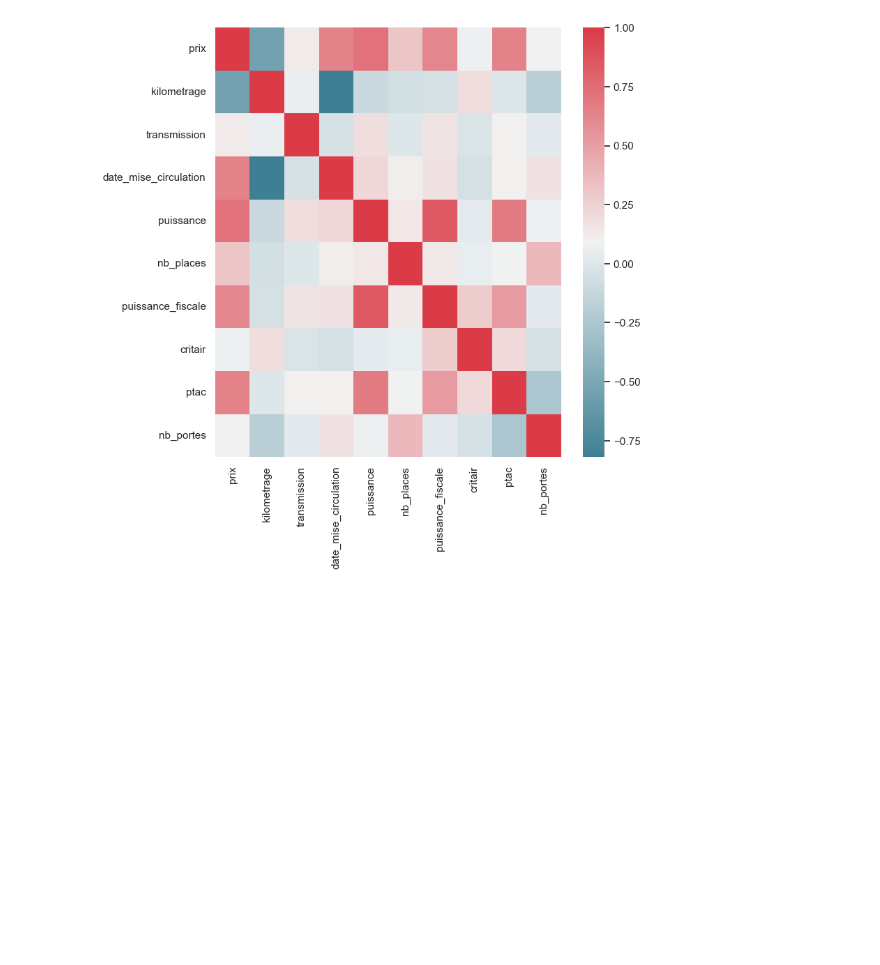
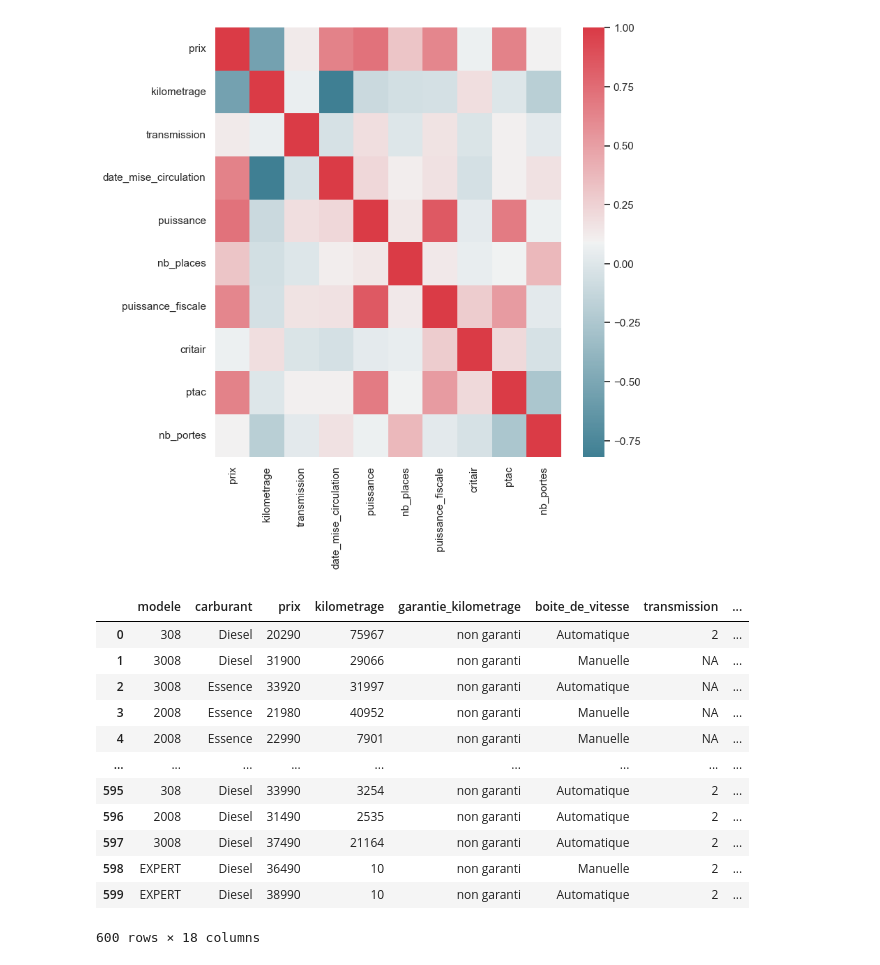
Before and after one commit to mathver/VERON_NEPVEUX_PROJECT, a Jupyter notebook: veron_nepveux_project/exploration.ipynb, the cells around one changed output. Cells and saved outputs as stored; diff of their text form; code cells hidden in the pictures; blank space fills up the shorter version.

```diff
--- a/veron_nepveux_project/exploration.ipynb
+++ b/veron_nepveux_project/exploration.ipynb
@@ -92,0 +100,16 @@ cmap=sns.diverging_palette(220, 10, as_cmap=True))
+# %%
+data_frame_pandas('donnees.json')
+# %% [output]
+|  | modele | carburant | prix | kilometrage | garantie_kilometrage | boite_de_vitesse | transmission | ... |
+| 0 | 308 | Diesel | 20290 | 75967 | non garanti | Automatique | 2 | ... |
+| 1 | 3008 | Diesel | 31900 | 29066 | non garanti | Manuelle | NA | ... |
+| 2 | 3008 | Essence | 33920 | 31997 | non garanti | Automatique | NA | ... |
+| 3 | 2008 | Essence | 21980 | 40952 | non garanti | Manuelle | NA | ... |
+| 4 | 2008 | Essence | 22990 | 7901 | non garanti | Manuelle | NA | ... |
+| ... | ... | ... | ... | ... | ... | ... | ... | ... |
+| 595 | 308 | Diesel | 33990 | 3254 | non garanti | Automatique | 2 | ... |
+| 596 | 2008 | Diesel | 31490 | 2535 | non garanti | Automatique | 2 | ... |
+| 597 | 3008 | Diesel | 37490 | 21164 | non garanti | Automatique | 2 | ... |
+| 598 | EXPERT | Diesel | 36490 | 10 | non garanti | Manuelle | 2 | ... |
+| 599 | EXPERT | Diesel | 38990 | 10 | non garanti | Automatique | 2 | ... |
+600 rows × 18 columns
```
Also changed, not shown: parts of 4 cells of this notebook, 1 other file.
